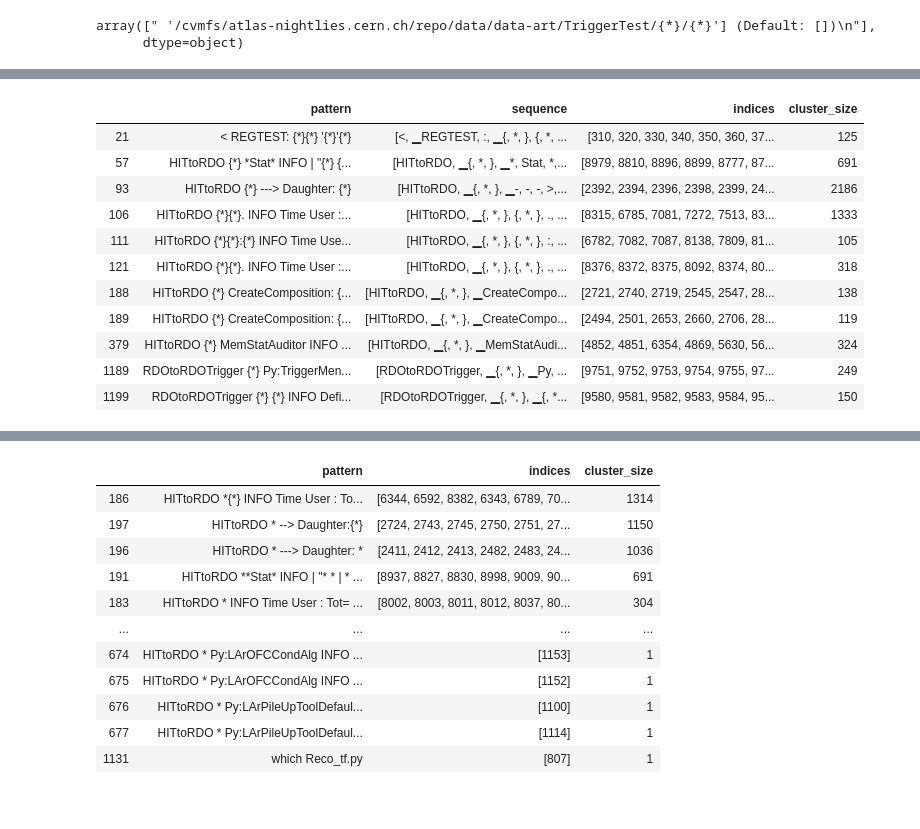
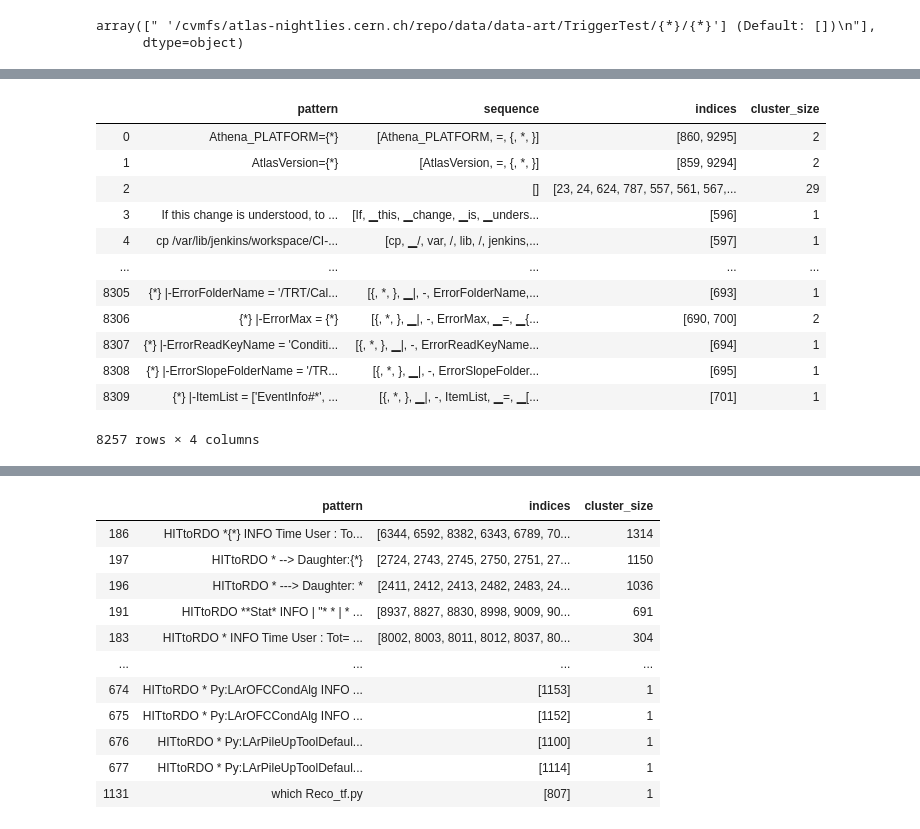
Before and after one commit to maria-grigorieva/ClusterLog, a Jupyter notebook: new_test.ipynb, the cells around one changed output, grey strips where cells are left out. Drawn from its saved outputs; the diff is of its cells as text; code cells hidden in the pictures.

```diff
--- a/new_test.ipynb
+++ b/new_test.ipynb
@@ -110,17 +141,18 @@ result.result.sort_values(by=['cluster_size'], ascending=False)
 # %%
 clusters, outliers = result.split_clusters(result.result, 'cluster_size')
-# %%
-clusters
-# %% [output]
-|  | pattern | sequence | indices | cluster_size |
-| 21 | < REGTEST: {*}{*} '{*}'{*} | [<, ▁REGTEST, :, ▁{, *, }, {, *, ... | [310, 320, 330, 340, 350, 360, 37... | 125 |
-| 57 | HITtoRDO {*} *Stat* INFO | "{*} {... | [HITtoRDO, ▁{, *, }, ▁*, Stat, *,... | [8979, 8810, 8896, 8899, 8777, 87... | 691 |
-| 93 | HITtoRDO {*} ---> Daughter: {*} | [HITtoRDO, ▁{, *, }, ▁-, -, -, >,... | [2392, 2394, 2396, 2398, 2399, 24... | 2186 |
-| 106 | HITtoRDO {*}{*}. INFO Time User :... | [HITtoRDO, ▁{, *, }, {, *, }, ., ... | [8315, 6785, 7081, 7272, 7513, 83... | 1333 |
-| 111 | HITtoRDO {*}{*}:{*} INFO Time Use... | [HITtoRDO, ▁{, *, }, {, *, }, :, ... | [6782, 7082, 7087, 8138, 7809, 81... | 105 |
-| 121 | HITtoRDO {*}{*}. INFO Time User :... | [HITtoRDO, ▁{, *, }, {, *, }, ., ... | [8376, 8372, 8375, 8092, 8374, 80... | 318 |
-| 188 | HITtoRDO {*} CreateComposition: {... | [HITtoRDO, ▁{, *, }, ▁CreateCompo... | [2721, 2740, 2719, 2545, 2547, 28... | 138 |
-| 189 | HITtoRDO {*} CreateComposition: {... | [HITtoRDO, ▁{, *, }, ▁CreateCompo... | [2494, 2501, 2653, 2660, 2706, 28... | 119 |
-| 379 | HITtoRDO {*} MemStatAuditor INFO ... | [HITtoRDO, ▁{, *, }, ▁MemStatAudi... | [4852, 4851, 6354, 4869, 5630, 56... | 324 |
-| 1189 | RDOtoRDOTrigger {*} Py:TriggerMen... | [RDOtoRDOTrigger, ▁{, *, }, ▁Py, ... | [9751, 9752, 9753, 9754, 9755, 97... | 249 |
-| 1199 | RDOtoRDOTrigger {*} {*} INFO Defi... | [RDOtoRDOTrigger, ▁{, *, }, ▁{, *... | [9580, 9581, 9582, 9583, 9584, 95... | 150 |
+# %%
+outliers
+# %% [output]
+|  | pattern | sequence | indices | cluster_size |
+| 0 | Athena_PLATFORM={*} | [Athena_PLATFORM, =, {, *, }] | [860, 9295] | 2 |
+| 1 | AtlasVersion={*} | [AtlasVersion, =, {, *, }] | [859, 9294] | 2 |
+| 2 |  | [] | [23, 24, 624, 787, 557, 561, 567,... | 29 |
+| 3 | If this change is understood, to ... | [If, ▁this, ▁change, ▁is, ▁unders... | [596] | 1 |
+| 4 | cp /var/lib/jenkins/workspace/CI-... | [cp, ▁/, var, /, lib, /, jenkins,... | [597] | 1 |
+| ... | ... | ... | ... | ... |
+| 8305 | {*} |-ErrorFolderName = '/TRT/Cal... | [{, *, }, ▁|, -, ErrorFolderName,... | [693] | 1 |
+| 8306 | {*} |-ErrorMax = {*} | [{, *, }, ▁|, -, ErrorMax, ▁=, ▁{... | [690, 700] | 2 |
+| 8307 | {*} |-ErrorReadKeyName = 'Conditi... | [{, *, }, ▁|, -, ErrorReadKeyName... | [694] | 1 |
+| 8308 | {*} |-ErrorSlopeFolderName = '/TR... | [{, *, }, ▁|, -, ErrorSlopeFolder... | [695] | 1 |
+| 8309 | {*} |-ItemList = ['EventInfo#*', ... | [{, *, }, ▁|, -, ItemList, ▁=, ▁[... | [701] | 1 |
+8257 rows × 4 columns
```
Also changed, not shown: parts of 5 cells of this notebook, 9 other files.
